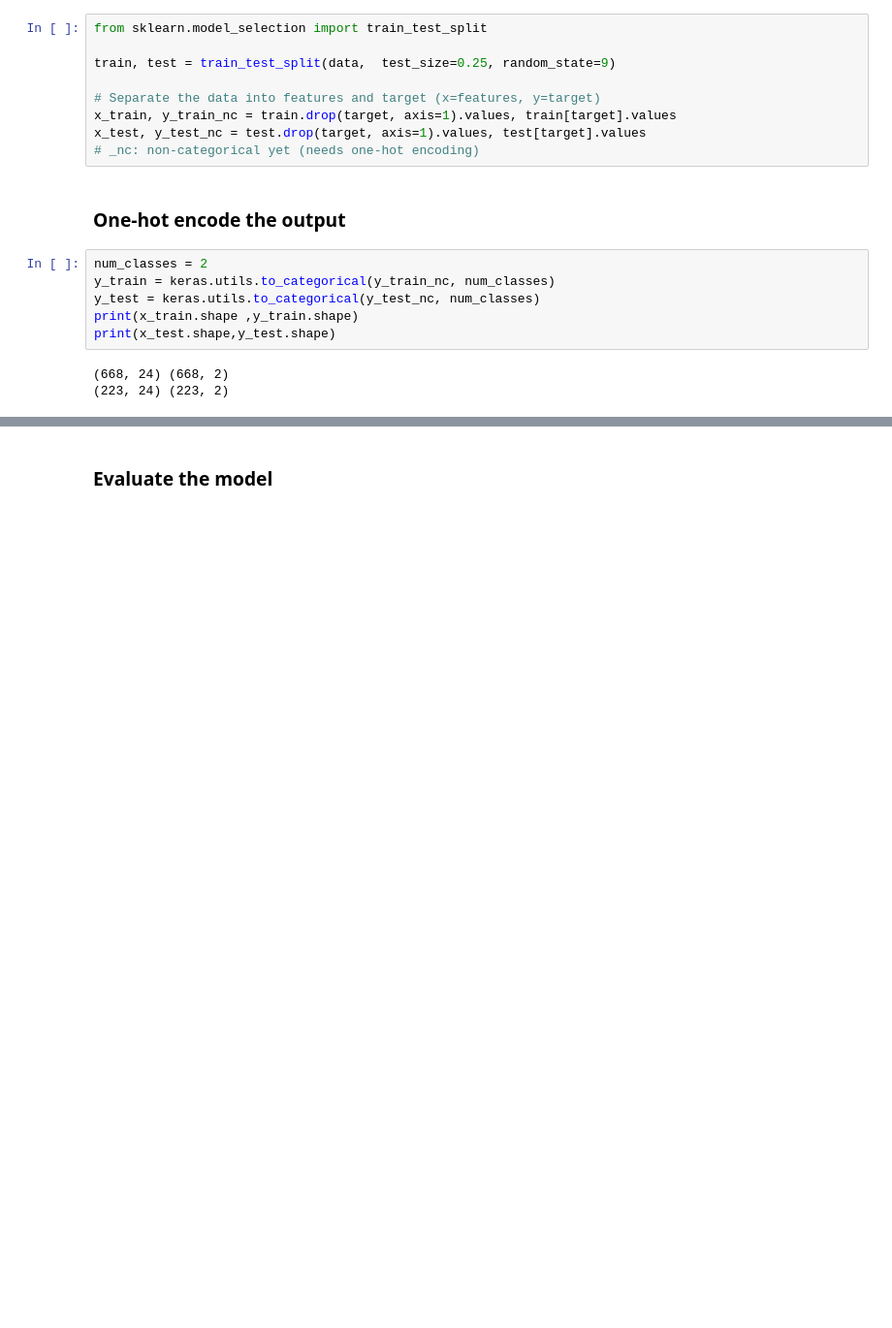
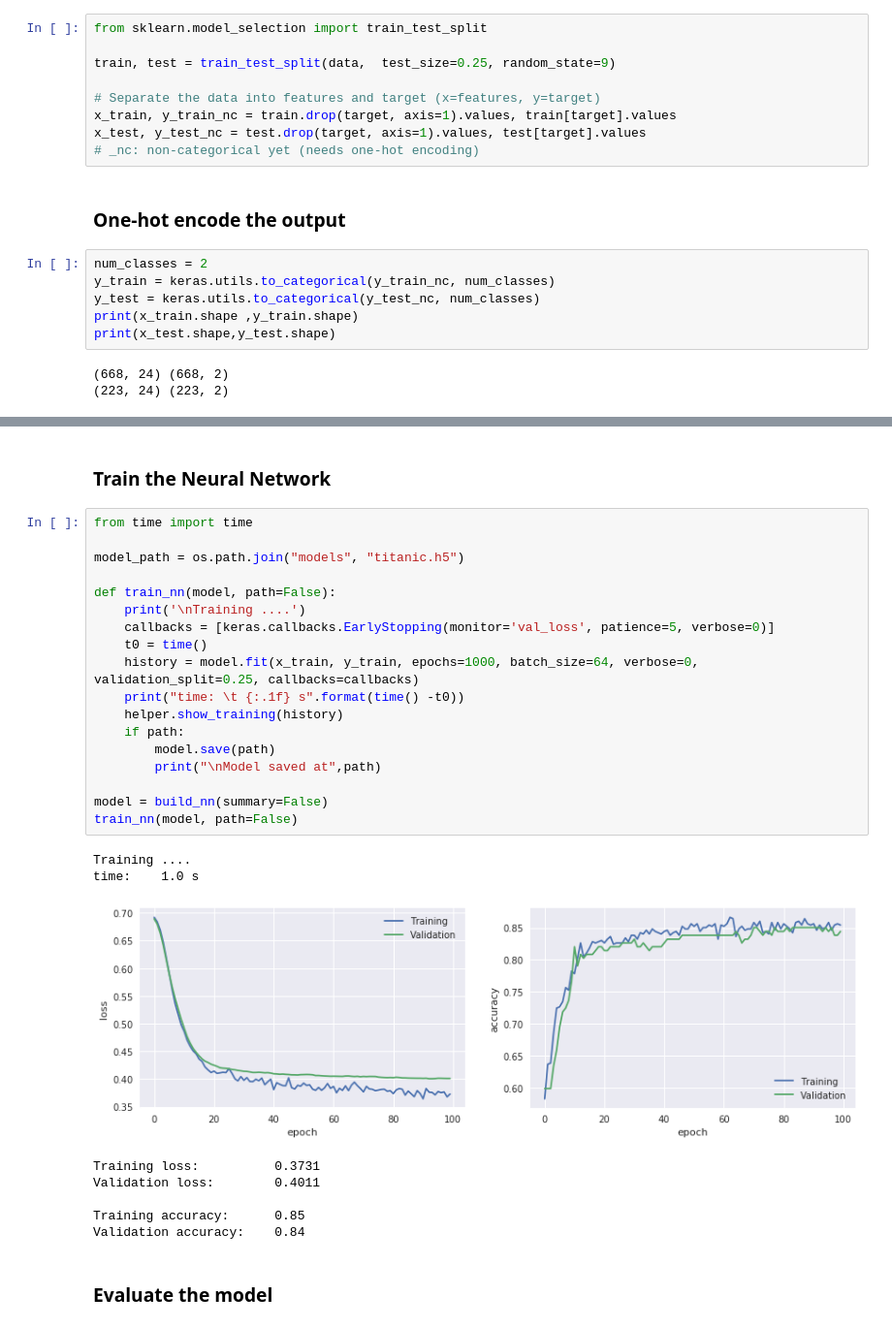
Before and after one commit to angelmtenor/data-science-keras, a Jupyter notebook: titanic.ipynb, the cells around one changed output, grey strips where cells are left out. Shown: that part at 97% size. Cells and saved outputs as stored; diff of their text form; blank space fills up the shorter version.

Commit message:
feat: Add functional modeling

```diff
--- a/titanic.ipynb
+++ b/titanic.ipynb
@@ -382,3 +368,32 @@ Model saved at models/titanic.h5
+# %% [markdown]
+### Train the Neural Network
+# %%
+from time import time
+
+model_path = os.path.join("models", "titanic.h5")
+
+def train_nn(model, path=False):
+    print('\nTraining ....')
+    callbacks = [keras.callbacks.EarlyStopping(monitor='val_loss', patience=5, verbose=0)]
+    t0 = time()
+    history = model.fit(x_train, y_train, epochs=1000, batch_size=64, verbose=0, validation_split=0.25, callbacks=callbacks)
+    print("time: \t {:.1f} s".format(time() -t0))
+    helper.show_training(history)
+    if path:
+        model.save(path)
+        print("\nModel saved at",path)
+
+model = build_nn(summary=False)
+train_nn(model, path=False)
+# %% [output]
+Training ....
+time:    1.0 s
+[figure, added]
+Training loss:          0.3731
+Validation loss:        0.4011
+
+Training accuracy:      0.85
+Validation accuracy:    0.84
 # %% [markdown]
 ### Evaluate the model
 # %%
```
Also changed, not shown: parts of 11 cells of this notebook, 2 other files.
